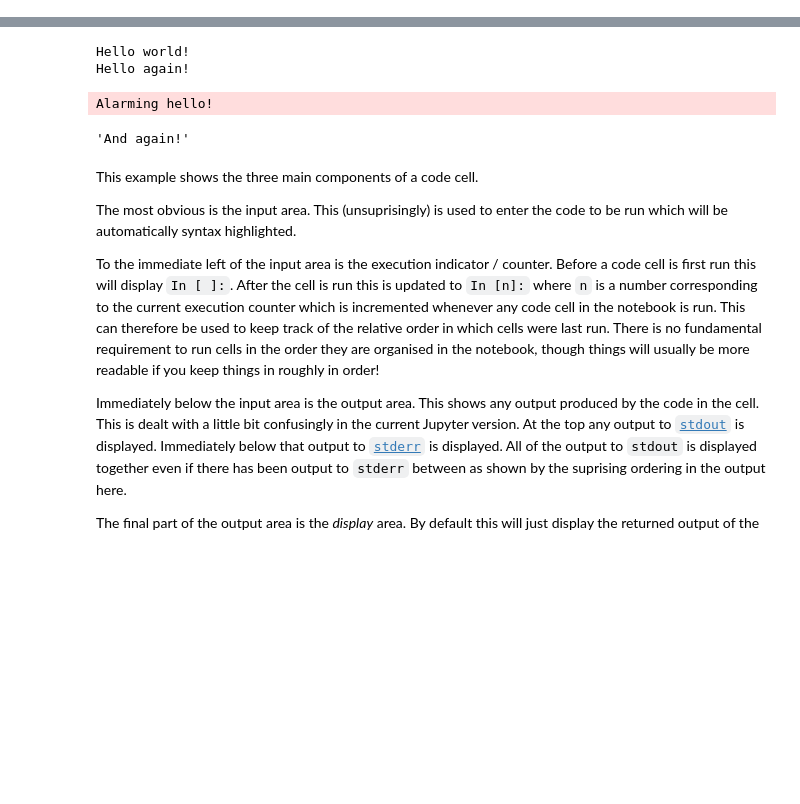
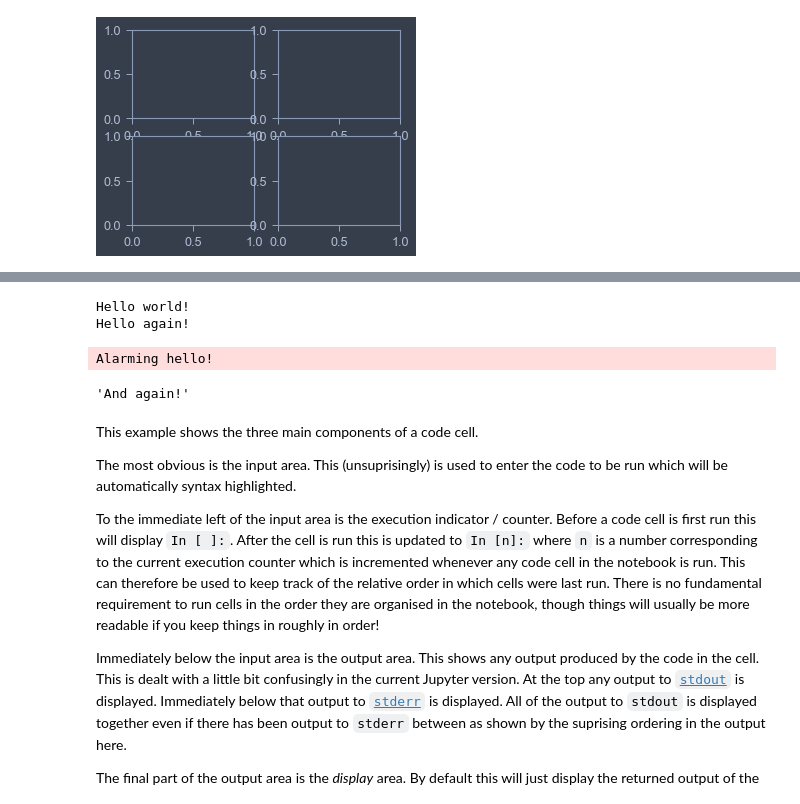
Before and after one commit to cristeaadrian/mlp, a Jupyter notebook: notebooks/01_Introduction.ipynb, the cells around one changed output, grey strips where cells are left out. Cells and saved outputs as stored; diff of their text form; code cells hidden in the pictures; blank space fills up the shorter version.

```diff
--- a/notebooks/01_Introduction.ipynb
+++ b/notebooks/01_Introduction.ipynb
@@ -1,3 +1,22 @@
+# %%
+# import jtplot module in notebook
+from jupyterthemes import jtplot
+
+# choose which theme to inherit plotting style from
+# onedork | grade3 | oceans16 | chesterish | monokai | solarizedl | solarizedd
+jtplot.style(theme='onedork')
+
+# set "context" (paper, notebook, talk, poster)
+# scale font-size of ticklabels, legend, etc.
+# remove spines from x and y axes and make grid dashed
+jtplot.style(context='talk', fscale=1.4, spines=False, gridlines='--')
+
+# turn on X- and Y-axis tick marks (default=False)
+# turn off the axis grid lines (default=True)
+# and set the default figure size
+jtplot.style(ticks=True, grid=False, figsize=(6, 4.5))
+# %% [output]
+[figure, added]
 # %% [markdown]
 # Introduction
 
```
Also changed, not shown: parts of 4 cells of this notebook.
